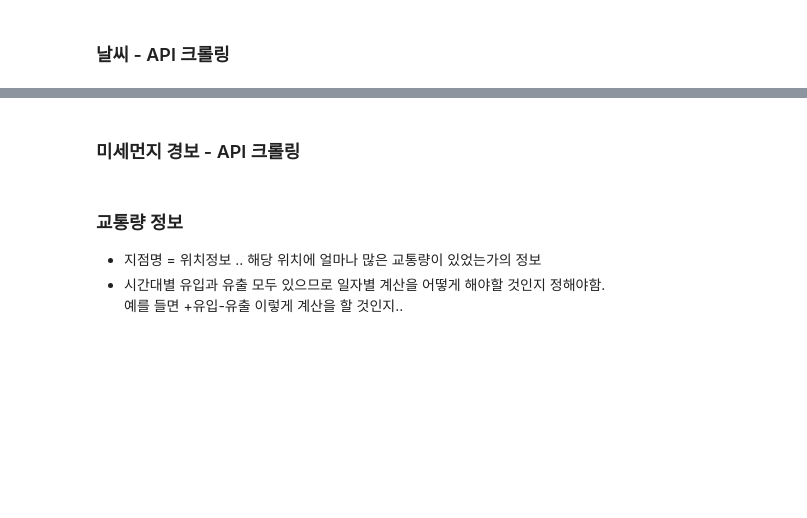
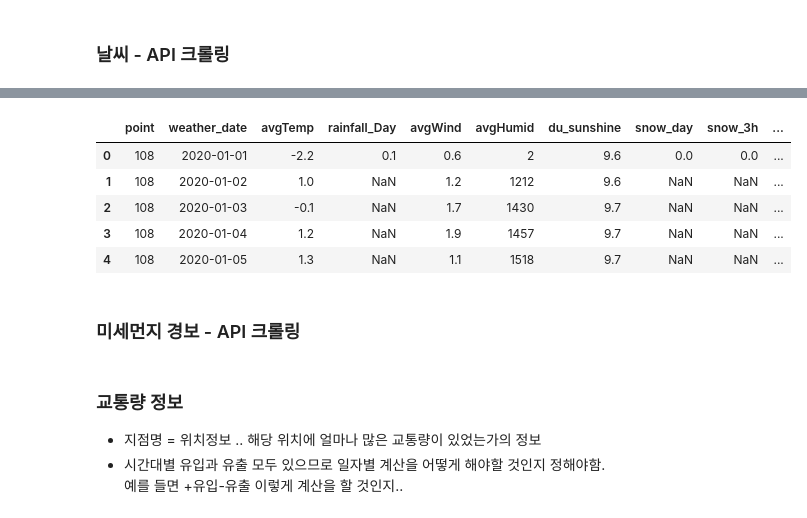
Before and after one commit to ilikeinow12/team2_wanted_onboarding, a Jupyter notebook: P2_조아라.ipynb, the cells around one changed output, grey strips where cells are left out. Saved outputs shown, nothing was run; the diff lists cells and outputs as text; code cells hidden in the pictures; blank space fills up the shorter version.

```diff
--- a/P2_조아라.ipynb
+++ b/P2_조아라.ipynb
@@ -194,7 +185,14 @@ weather_day.drop(columns=['Unnamed: 0'], inplace=True)
 # %%
 weather_day.columns=['point', 'weather_date', 'avgTemp', 'rainfall_Day', 'avgWind',
        'avgHumid', 'du_sunshine', 'snow_day', 'snow_3h', 'avg5cm', 'avg10cm']
-weather_day
+weather_day.head()
+# %% [output]
+|  | point | weather_date | avgTemp | rainfall_Day | avgWind | avgHumid | du_sunshine | snow_day | snow_3h | ... |
+| 0 | 108 | 2020-01-01 | -2.2 | 0.1 | 0.6 | 2 | 9.6 | 0.0 | 0.0 | ... |
+| 1 | 108 | 2020-01-02 | 1.0 | NaN | 1.2 | 1212 | 9.6 | NaN | NaN | ... |
+| 2 | 108 | 2020-01-03 | -0.1 | NaN | 1.7 | 1430 | 9.7 | NaN | NaN | ... |
+| 3 | 108 | 2020-01-04 | 1.2 | NaN | 1.9 | 1457 | 9.7 | NaN | NaN | ... |
+| 4 | 108 | 2020-01-05 | 1.3 | NaN | 1.1 | 1518 | 9.7 | NaN | NaN | ... |
 # %% [markdown]
 ### 미세먼지 경보 - API 크롤링
 # %%
```
Also changed, not shown: parts of 31 cells of this notebook.
